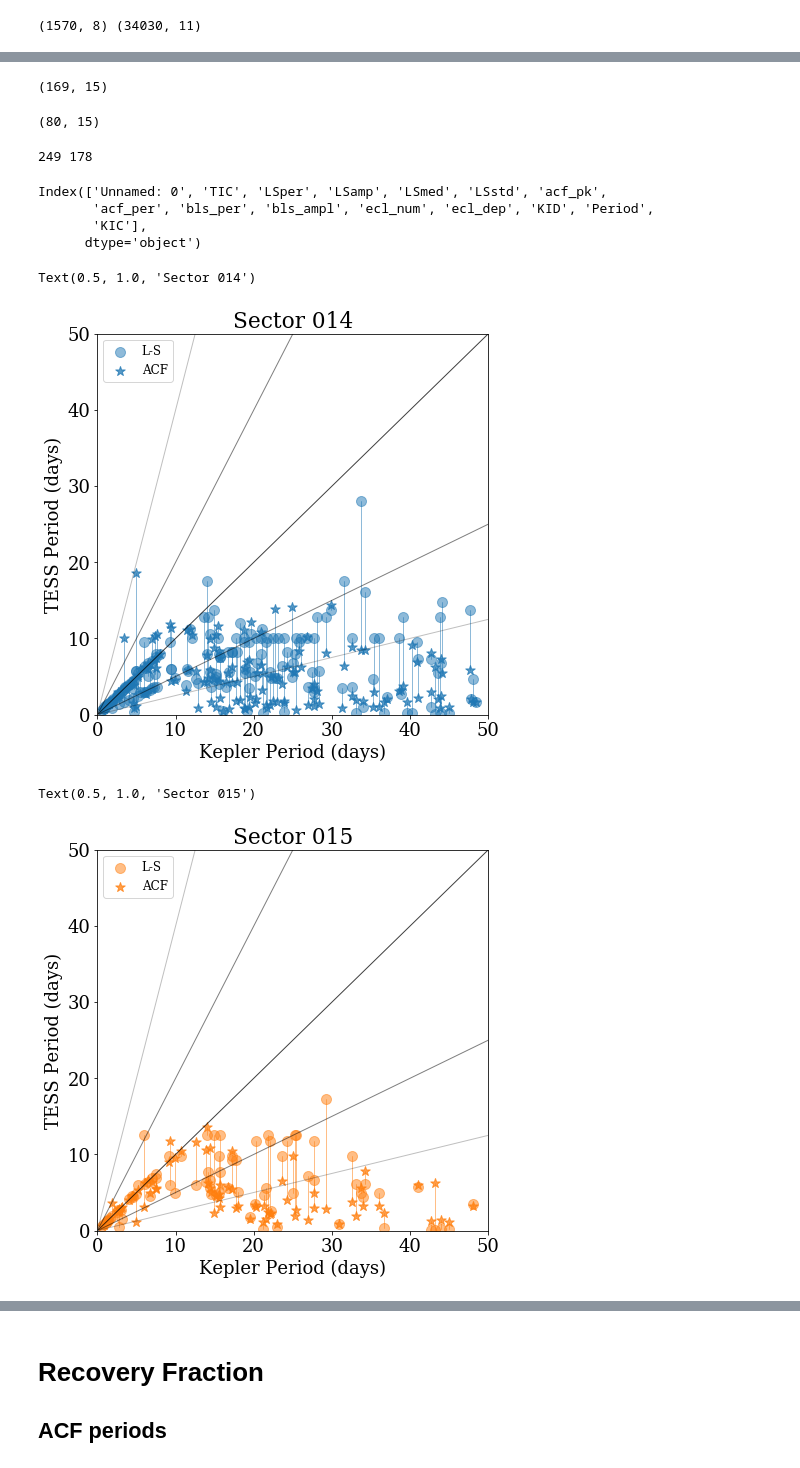
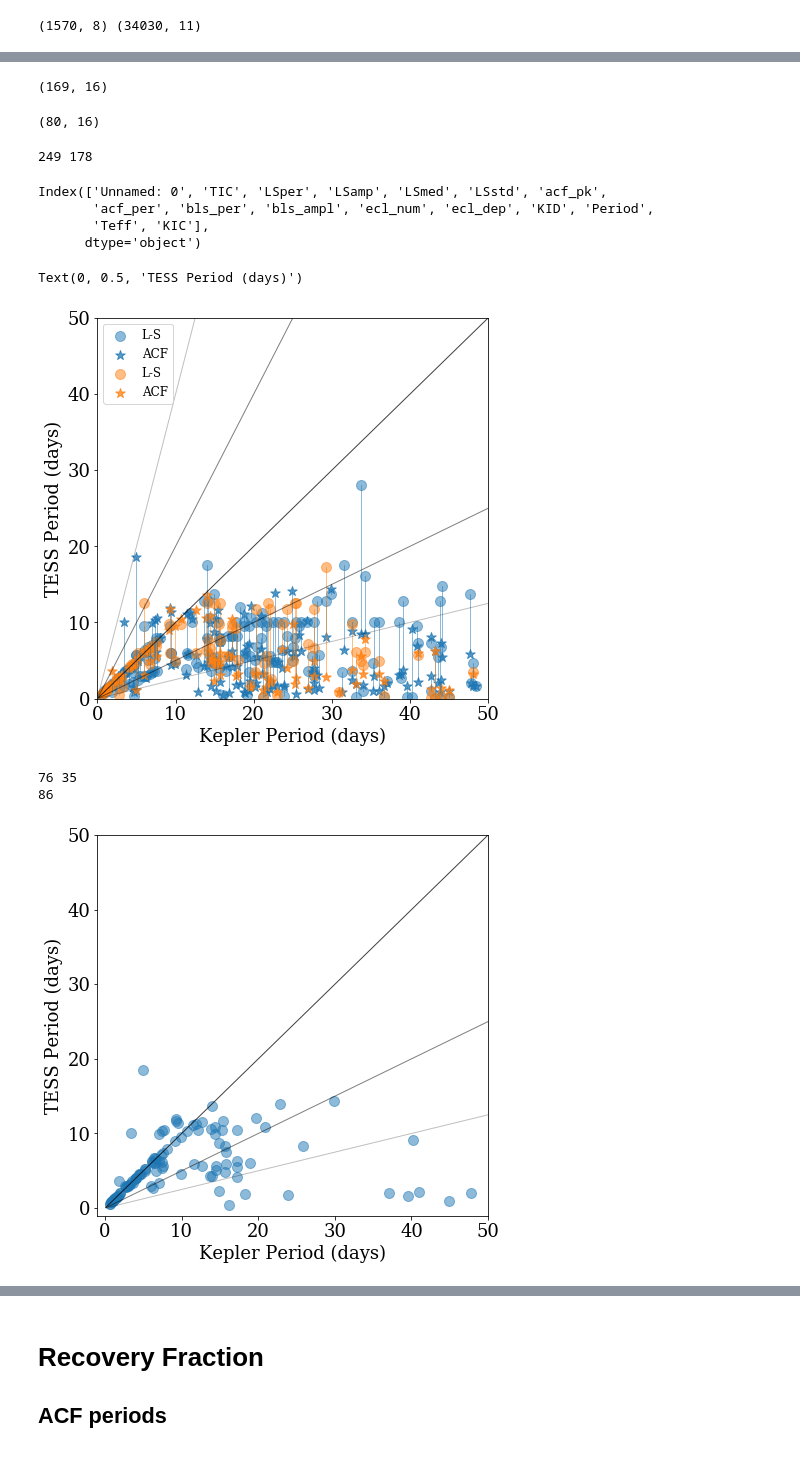
Before and after one commit to jradavenport/KTROT, a Jupyter notebook: period_compare.ipynb, the cells around one changed output, grey strips where cells are left out. Drawn from its saved outputs; the diff is of its cells as text; code cells hidden in the pictures.

```diff
--- a/period_compare.ipynb
+++ b/period_compare.ipynb
@@ -75,6 +84,7 @@ print(Kper13.shape, Kper14.shape)
 # %%
 # Combine McQuillan 2013 & 2014, drop duplicate entries (prefer 2014, I believe)
-Kper = pd.concat((Kper14[['KID', 'Period']], Kper13[['KID', 'Period']])).drop_duplicates(subset='KID')
+Kper = pd.concat((Kper14[['KID', 'Period', 'Teff']],
+                  Kper13[['KID', 'Period', 'Teff']])).drop_duplicates(subset='KID')
 # %%
 # add TIC to the Kepler periods
 KTper = Kper.merge(KICTIC, left_on='KID', right_on='KIC', how='inner')
@@ -87,13 +97,13 @@ KTper.shape
 Trot1 = rot1.merge(KTper, left_on='TIC', right_on='TIC')
 Trot1.shape
 # %% [output]
-(169, 15)
+(169, 16)
 # %%
 # how many Kepler rotators were in Sector 155?
 Trot2 = rot2.merge(KTper, left_on='TIC', right_on='TIC')
 Trot2.shape
 # %% [output]
-(80, 15)
+(80, 16)
 # %%
 # how many Kepler rotators were in Sector 14 OR 15?
 Trot12 = pd.concat((Trot1, Trot2))
@@ -106,7 +116,7 @@ Trot1.columns
 # %% [output]
 Index(['Unnamed: 0', 'TIC', 'LSper', 'LSamp', 'LSmed', 'LSstd', 'acf_pk',
        'acf_per', 'bls_per', 'bls_ampl', 'ecl_num', 'ecl_dep', 'KID', 'Period',
-       'KIC'],
+       'Teff', 'KIC'],
       dtype='object')
 # %%
 plt.figure(figsize=(7,7))
@@ -115,6 +125,13 @@ plt.scatter(Trot1['Period'], Trot1['acf_per'], alpha=0.75, c='C0', s=100, marker
 for k in range(len(Trot1)):
     plt.plot([Trot1['Period'][k], Trot1['Period'][k]], [Trot1['LSper'][k], Trot1['acf_per'][k]],
              lw=0.5, c='C0')
+
+plt.scatter(Trot2['Period'], Trot2['LSper'], alpha=0.5, c='C1', s=100, label='L-S')
+plt.scatter(Trot2['Period'], Trot2['acf_per'], alpha=0.75, c='C1', s=100, marker='*', label='ACF')
+for k in range(len(Trot2)):
+    plt.plot([Trot2['Period'][k], Trot2['Period'][k]], [Trot2['LSper'][k], Trot2['acf_per'][k]],
+             lw=0.5, c='C1')
+
 
 plt.plot([.1,50], [.1, 50], c='k', lw=1, alpha=0.75)
 plt.plot([.1,50], [.05, 25], c='k', lw=1, alpha=0.5)
@@ -128,31 +145,55 @@ plt.legend(fontsize=12)
 
 plt.xlabel('Kepler Period (days)')
 plt.ylabel('TESS Period (days)')
-plt.title('Sector 014')
 # %% [output]
-Text(0.5, 1.0, 'Sector 014')
+Text(0, 0.5, 'TESS Period (days)')
-[figure, old version]
+[figure, new version]
+# %%
+# pick "good" periods
+# this cut is somewhat arbitrary, unfortunately. We need real errors on the periods (e.g. MCMC)
+Pcut = 0.05
+
+ok1 = (Trot1['acf_pk'] > Pcut) | (Trot1['LSamp'] > Pcut)
+ok2 = (Trot2['acf_pk'] > Pcut) | (Trot2['LSamp'] > Pcut)
+
+print(sum(ok1), sum(ok2))
+print(pd.concat((Trot1['KIC'][ok1],Trot2['KIC'][ok2])).unique().size)
+# %% [output]
+76 35
+86
 # %%
 plt.figure(figsize=(7,7))
-plt.scatter(Trot2['Period'], Trot2['LSper'], alpha=0.5, c='C1', s=100, label='L-S')
-plt.scatter(Trot2['Period'], Trot2['acf_per'], alpha=0.75, c='C1', s=100, marker='*', label='ACF')
-for k in range(len(Trot2)):
-    plt.plot([Trot2['Period'][k], Trot2['Period'][k]], [Trot2['LSper'][k], Trot2['acf_per'][k]],
-             lw=0.5, c='C1')
+
+plt.scatter(Trot1['Period'][ok1], Trot1['acf_per'][ok1], alpha=0.5, c='C0', s=100)
+plt.scatter(Trot2['Period'][ok2], Trot2['acf_per'][ok2], alpha=0.5, c='C0', s=100)
 
 plt.plot([.1,50], [.1, 50], c='k', lw=1, alpha=0.75)
 plt.plot([.1,50], [.05, 25], c='k', lw=1, alpha=0.5)
 plt.plot([.1,50], [.025, 12.5], c='k', lw=1, alpha=0.25)
-plt.plot([.1,50], [.2, 100], c='k', lw=1, alpha=0.5)
-plt.plot([.1,50], [.4, 200], c='k', lw=1, alpha=0.25)
+# plt.plot([.1,50], [.2, 100], c='k', lw=1, alpha=0.5)
+# plt.plot([.1,50], [.4, 200], c='k', lw=1, alpha=0.25)
 
-plt.xlim(0,50)
-plt.ylim(0,50)
-plt.legend(fontsize=12)
+plt.xlim(-1,50)
+plt.ylim(-1,50)
 
 plt.xlabel('Kepler Period (days)')
 plt.ylabel('TESS Period (days)')
-plt.title('Sector 015')
+plt.show()
+
+# plt.figure(figsize=(7,7))
+
+# plt.scatter(Trot1['Period'][ok1], Trot1['acf_per'][ok1]/Trot1['Period'][ok1], alpha=0.5, c='C0', s=100)
+# plt.scatter(Trot2['Period'][ok2], Trot2['acf_per'][ok2]/Trot2['Period'][ok2], alpha=0.5, c='C0', s=100)
+
+# plt.plot([.1,50], [1,1], c='k', lw=1, alpha=0.75)
+# plt.plot([.1,50], [.5,.5], c='k', lw=1, alpha=0.5)
+# plt.plot([.1,50], [.25, .25], c='k', lw=1, alpha=0.25)
+
+# plt.xlim(-1,50)
+# plt.ylim(0,1.1)
+
+# plt.xlabel('Kepler Period (days)')
+# plt.ylabel('TESS / Kepler Period')
+# plt.show()
 # %% [output]
-Text(0.5, 1.0, 'Sector 015')
-[figure, old version]
+[figure, new version]
```
Also changed, not shown: parts of 18 cells of this notebook.
